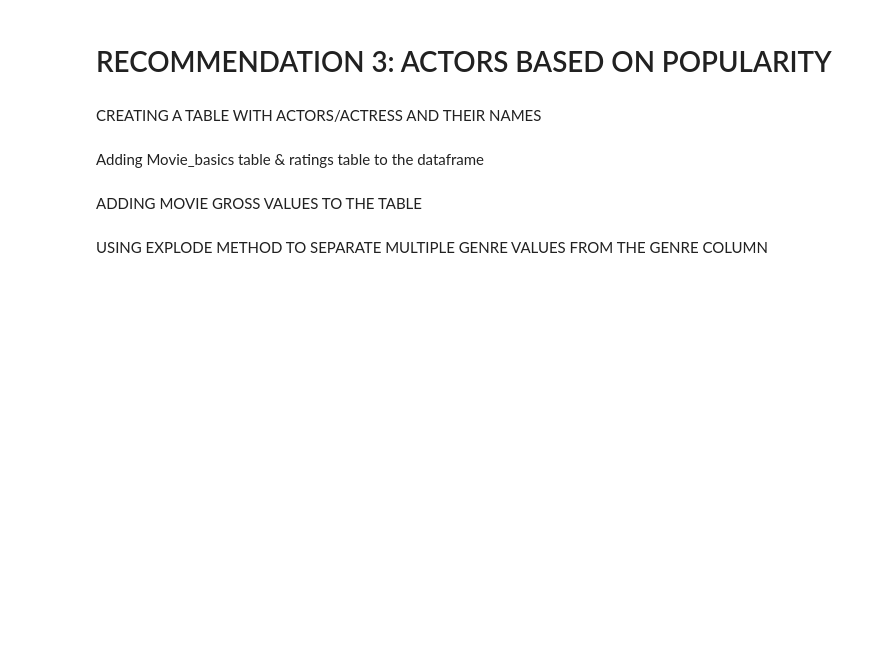
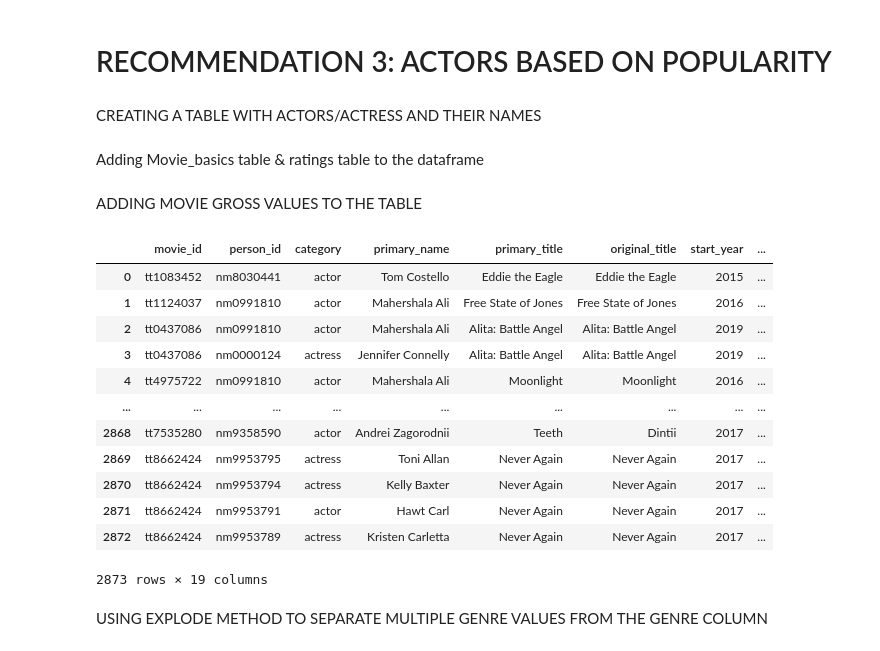
Before and after one commit to LaibahAshfaq/Microsoft-Movie-Analysis-Project, a Jupyter notebook: Final_Notebook.ipynb, the cells around one changed output. Saved outputs shown, nothing was run; the diff lists cells and outputs as text; code cells hidden in the pictures; blank space fills up the shorter version.

```diff
--- a/Final_Notebook.ipynb
+++ b/Final_Notebook.ipynb
@@ -625,6 +625,21 @@ ratings_mov = pd.merge(movies_actors, movie_ratings, on = 'movie_id')
 ADDING MOVIE GROSS VALUES TO THE TABLE
 # %%
 movie_full = pd.merge(ratings_mov, tn_movie_budgets, left_on = 'primary_title', right_on = 'movie')
+movie_full
+# %% [output]
+|  | movie_id | person_id | category | primary_name | primary_title | original_title | start_year | ... |
+| 0 | tt1083452 | nm8030441 | actor | Tom Costello | Eddie the Eagle | Eddie the Eagle | 2015 | ... |
+| 1 | tt1124037 | nm0991810 | actor | Mahershala Ali | Free State of Jones | Free State of Jones | 2016 | ... |
+| 2 | tt0437086 | nm0991810 | actor | Mahershala Ali | Alita: Battle Angel | Alita: Battle Angel | 2019 | ... |
+| 3 | tt0437086 | nm0000124 | actress | Jennifer Connelly | Alita: Battle Angel | Alita: Battle Angel | 2019 | ... |
+| 4 | tt4975722 | nm0991810 | actor | Mahershala Ali | Moonlight | Moonlight | 2016 | ... |
+| ... | ... | ... | ... | ... | ... | ... | ... | ... |
+| 2868 | tt7535280 | nm9358590 | actor | Andrei Zagorodnii | Teeth | Dintii | 2017 | ... |
+| 2869 | tt8662424 | nm9953795 | actress | Toni Allan | Never Again | Never Again | 2017 | ... |
+| 2870 | tt8662424 | nm9953794 | actress | Kelly Baxter | Never Again | Never Again | 2017 | ... |
+| 2871 | tt8662424 | nm9953791 | actor | Hawt Carl | Never Again | Never Again | 2017 | ... |
+| 2872 | tt8662424 | nm9953789 | actress | Kristen Carletta | Never Again | Never Again | 2017 | ... |
+2873 rows × 19 columns
 # %% [markdown]
 USING EXPLODE METHOD TO SEPARATE MULTIPLE GENRE VALUES FROM THE GENRE COLUMN
 # %%
```
Also changed, not shown: parts of 10 cells of this notebook.
